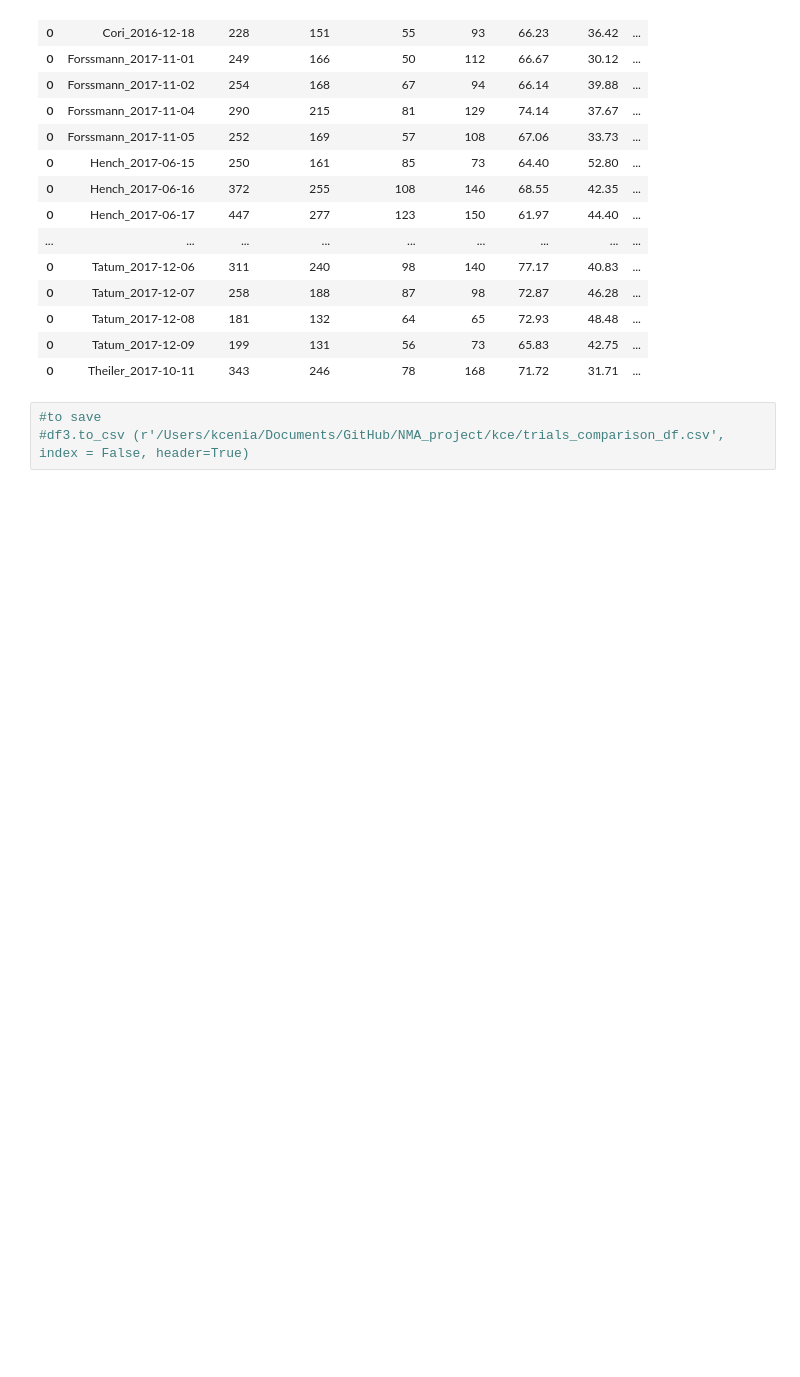
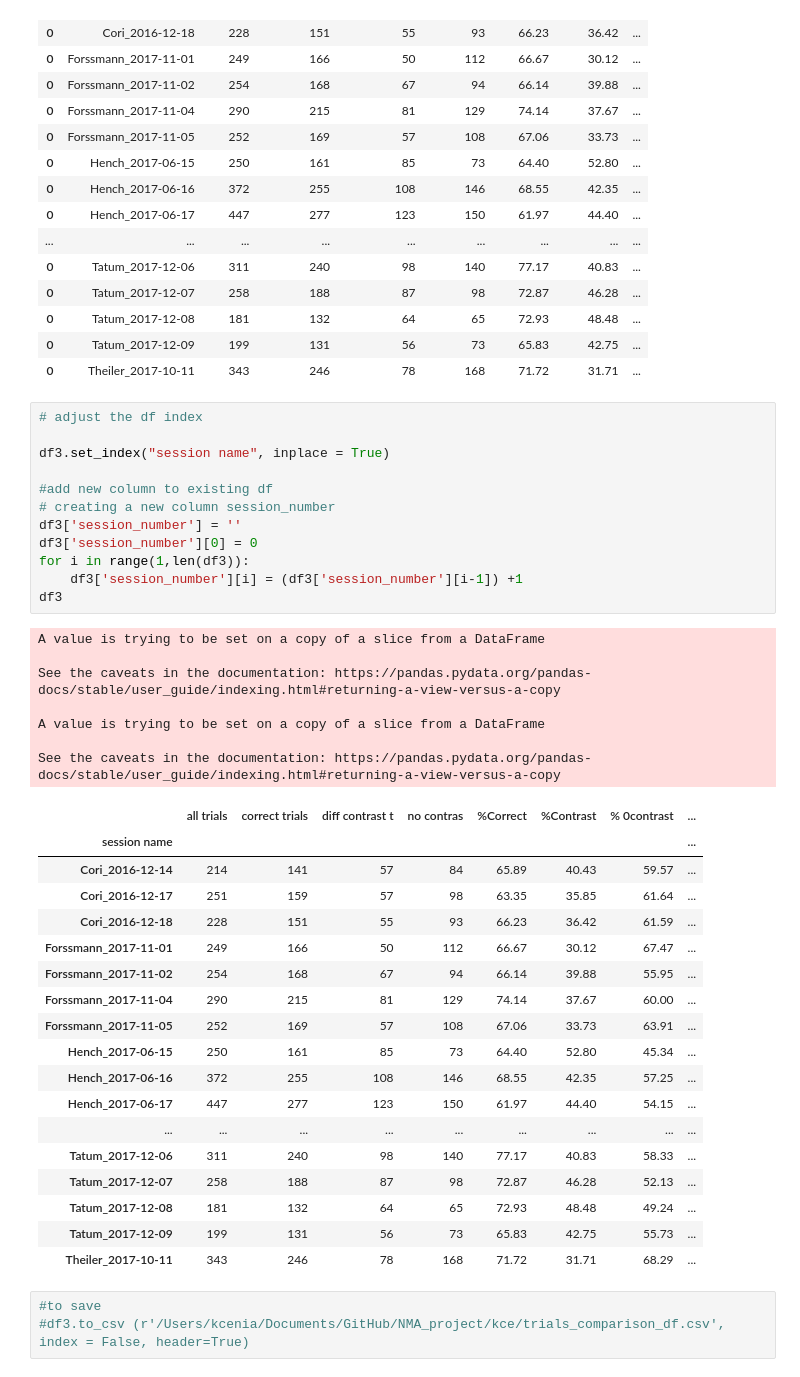
Before and after one commit to KceniaB/NMA_project, a Jupyter notebook: kce/Compare trials and spikes by session.ipynb, the cells around one changed output. Saved outputs shown, nothing was run; the diff lists cells and outputs as text; blank space fills up the shorter version.

```diff
--- a/kce/Compare trials and spikes by session.ipynb
+++ b/kce/Compare trials and spikes by session.ipynb
@@ -131,6 +133,44 @@ df3
 | 0 | Tatum_2017-12-08 | 181 | 132 | 64 | 65 | 72.93 | 48.48 | ... |
 | 0 | Tatum_2017-12-09 | 199 | 131 | 56 | 73 | 65.83 | 42.75 | ... |
 | 0 | Theiler_2017-10-11 | 343 | 246 | 78 | 168 | 71.72 | 31.71 | ... |
+# %%
+# adjust the df index
+
+df3.set_index("session name", inplace = True)
+
+#add new column to existing df
+# creating a new column session_number
+df3['session_number'] = ''
+df3['session_number'][0] = 0
+for i in range(1,len(df3)):
+    df3['session_number'][i] = (df3['session_number'][i-1]) +1
+df3
+# %% [output]
+A value is trying to be set on a copy of a slice from a DataFrame
+
+See the caveats in the documentation: https://pandas.pydata.org/pandas-docs/stable/user_guide/indexing.html#returning-a-view-versus-a-copy
+
+A value is trying to be set on a copy of a slice from a DataFrame
+
+See the caveats in the documentation: https://pandas.pydata.org/pandas-docs/stable/user_guide/indexing.html#returning-a-view-versus-a-copy
+|  | all trials | correct trials | diff contrast t | no contras | %Correct | %Contrast | % 0contrast | ... |
+| session name |  |  |  |  |  |  |  | ... |
+| Cori_2016-12-14 | 214 | 141 | 57 | 84 | 65.89 | 40.43 | 59.57 | ... |
+| Cori_2016-12-17 | 251 | 159 | 57 | 98 | 63.35 | 35.85 | 61.64 | ... |
+| Cori_2016-12-18 | 228 | 151 | 55 | 93 | 66.23 | 36.42 | 61.59 | ... |
+| Forssmann_2017-11-01 | 249 | 166 | 50 | 112 | 66.67 | 30.12 | 67.47 | ... |
+| Forssmann_2017-11-02 | 254 | 168 | 67 | 94 | 66.14 | 39.88 | 55.95 | ... |
+| Forssmann_2017-11-04 | 290 | 215 | 81 | 129 | 74.14 | 37.67 | 60.00 | ... |
+| Forssmann_2017-11-05 | 252 | 169 | 57 | 108 | 67.06 | 33.73 | 63.91 | ... |
+| Hench_2017-06-15 | 250 | 161 | 85 | 73 | 64.40 | 52.80 | 45.34 | ... |
+| Hench_2017-06-16 | 372 | 255 | 108 | 146 | 68.55 | 42.35 | 57.25 | ... |
+| Hench_2017-06-17 | 447 | 277 | 123 | 150 | 61.97 | 44.40 | 54.15 | ... |
+| ... | ... | ... | ... | ... | ... | ... | ... | ... |
+| Tatum_2017-12-06 | 311 | 240 | 98 | 140 | 77.17 | 40.83 | 58.33 | ... |
+| Tatum_2017-12-07 | 258 | 188 | 87 | 98 | 72.87 | 46.28 | 52.13 | ... |
+| Tatum_2017-12-08 | 181 | 132 | 64 | 65 | 72.93 | 48.48 | 49.24 | ... |
+| Tatum_2017-12-09 | 199 | 131 | 56 | 73 | 65.83 | 42.75 | 55.73 | ... |
+| Theiler_2017-10-11 | 343 | 246 | 78 | 168 | 71.72 | 31.71 | 68.29 | ... |
 # %%
 #to save
 #df3.to_csv (r'/Users/kcenia/Documents/GitHub/NMA_project/kce/trials_comparison_df.csv', index = False, header=True)
```
Also changed, not shown: parts of 5 cells of this notebook, 2 other files.
